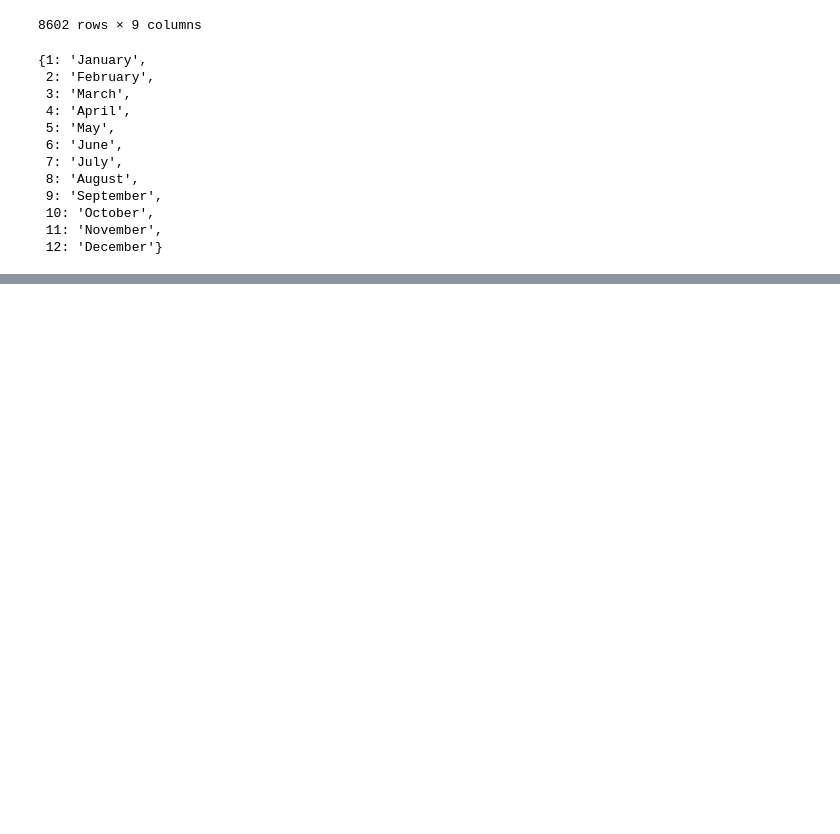
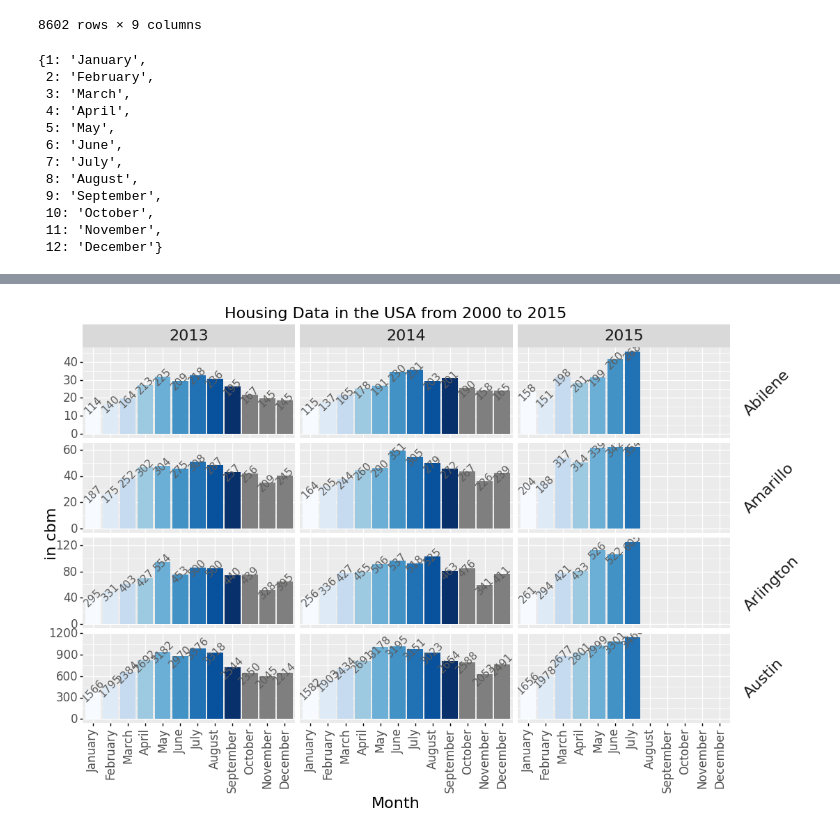
Before and after one commit to kraxli/py-reference, a Jupyter notebook: plotting/plotnine/Facet-grid_bar_plot.ipynb, the cells around one changed output, grey strips where cells are left out. Saved outputs shown, nothing was run; the diff lists cells and outputs as text; code cells hidden in the pictures; blank space fills up the shorter version.

```diff
--- a/plotting/plotnine/Facet-grid_bar_plot.ipynb
+++ b/plotting/plotnine/Facet-grid_bar_plot.ipynb
@@ -153,0 +170,12 @@ print(housing_facet_plot)
+# %%
+# colour scales / palette:
+
+housing_facet_plot = (
+    housing_facet_plot
+    + p9.scale_fill_brewer(type="seq", palette="Blues")
+    # + p9.scale_fill_brewer(type="qual", palette="Accent")
+)
+
+print(housing_facet_plot)
+# %% [output]
+[figure, added]
```
Also changed, not shown: parts of 9 cells of this notebook.
